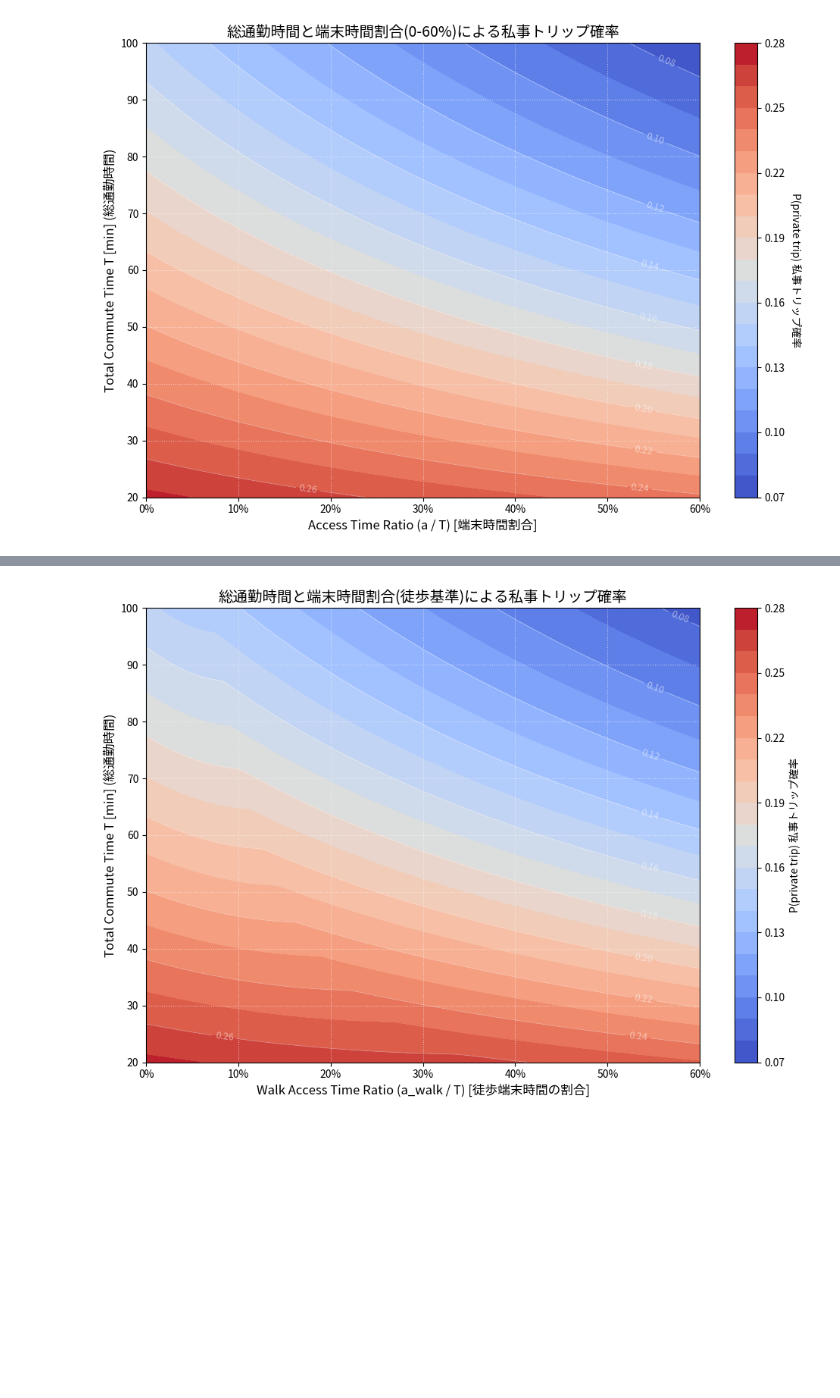
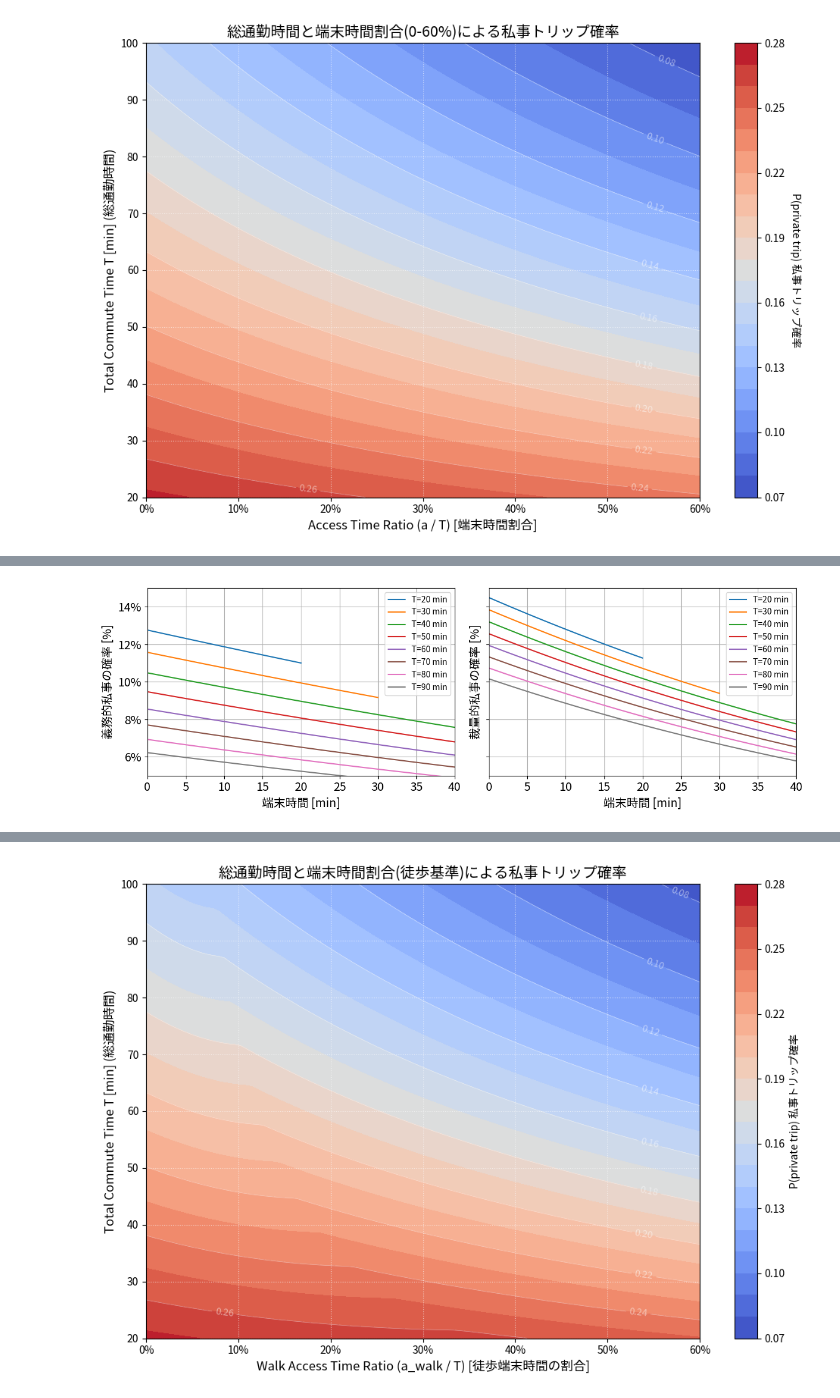
Before and after one commit to MITSUKI-cv/estimate, a Jupyter notebook: notebooks/Nested_logit_estimate/use_estimate/Nested_logit6.ipynb, the cells around one changed output, grey strips where cells are left out. Cells and saved outputs as stored; diff of their text form; code cells hidden in the pictures; blank space fills up the shorter version.

```diff
--- a/notebooks/Nested_logit_estimate/use_estimate/Nested_logit6.ipynb
+++ b/notebooks/Nested_logit_estimate/use_estimate/Nested_logit6.ipynb
@@ -520,0 +686,43 @@ plt.show()
+# %%
+from matplotlib.ticker import PercentFormatter
+# ========= 描画（Duty / Discretion を横に並べて1枚、縦軸を%表記）=========
+T_list = list(range(20, 91, 10))  # 20,30,...,90
+x_max = 40
+
+fig, axes = plt.subplots(ncols=2, sharey=True, figsize=(12, 4))
+
+# %表示（確率が 0〜1 なので xmax=1.0 を指定）
+percent_fmt = PercentFormatter(xmax=1.0, decimals=0)
+
+# --- Duty ---
+ax = axes[0]
+for T in T_list:
+    a_grid = np.arange(0, min(T, x_max) + 1)
+    ax.plot(a_grid, P_DU(a_grid, T), label=f"T={T} min")
+ax.set_xlim(0, x_max)
+ax.set_ylim(0.05, 0.15)
+ax.grid(True)
+ax.legend()
+ax.set_xlabel("端末時間 [min]", fontsize=14)
+ax.set_ylabel("義務的私事の確率 [%]", fontsize=14)
+ax.yaxis.set_major_formatter(percent_fmt)
+ax.tick_params(axis="both", labelsize=14)
+
+# --- Discretion ---
+ax = axes[1]
+for T in T_list:
+    a_grid = np.arange(0, min(T, x_max) + 1)
+    ax.plot(a_grid, P_DI(a_grid, T), label=f"T={T} min")
+ax.set_xlim(0, x_max)
+ax.set_ylim(0.05, 0.15)
+ax.grid(True)
+ax.legend()
+ax.set_xlabel("端末時間 [min]", fontsize=14)
+ax.set_ylabel("裁量的私事の確率 [%]", fontsize=14)
+ax.yaxis.set_major_formatter(percent_fmt)
+ax.tick_params(axis="both", labelsize=14)
+
+fig.tight_layout()
+plt.show()
+# %% [output]
+[figure, added]
```
Also changed, not shown: parts of 8 cells of this notebook, 3 other files.
